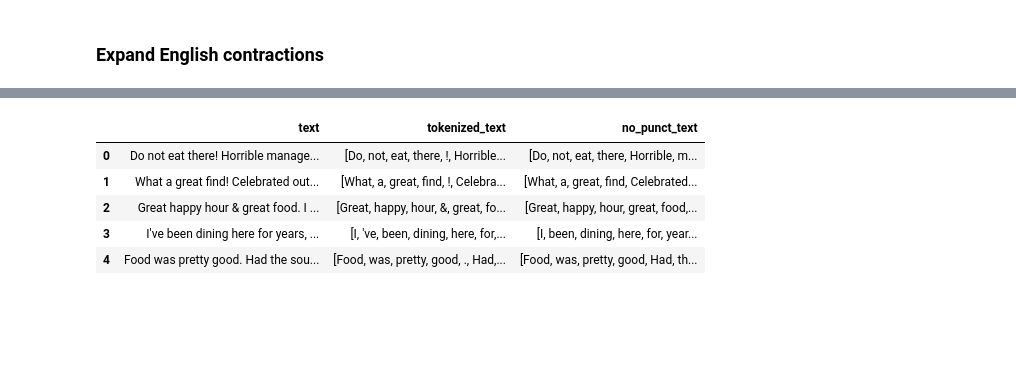
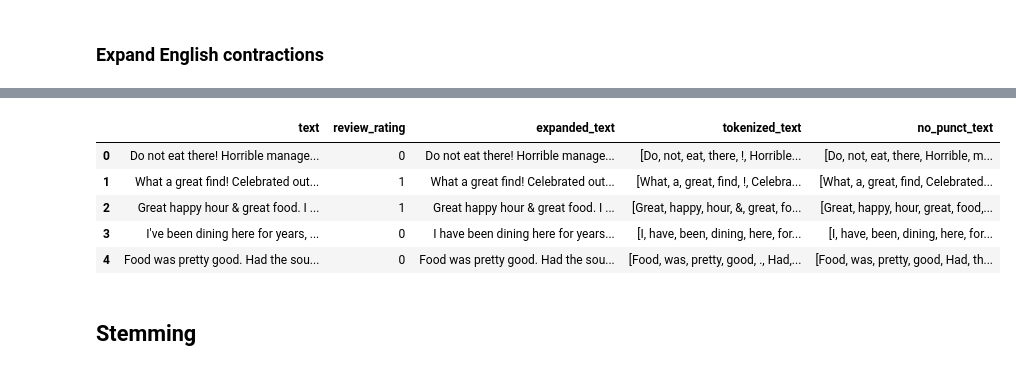
Before and after one commit to AT181903/YelpDatasetAnalysis, a Jupyter notebook: reviews_task.ipynb, the cells around one changed output, grey strips where cells are left out. Saved outputs shown, nothing was run; the diff lists cells and outputs as text; code cells hidden in the pictures; blank space fills up the shorter version.

Commit message:
done preprocessing text and split dataset

```diff
--- a/reviews_task.ipynb
+++ b/reviews_task.ipynb
@@ -85,0 +79,2 @@ from nltk.tokenize import word_tokenize
+# %%
+df_review_text_rating = df_review[['text', 'review_rating']].copy()
@@ -90,16 +89,8 @@ from nltk.tokenize import word_tokenize
 # %%
-def expand_contractions(sentence):
+def expand(row):
     expanded_words = []
-
-    for word in sentence.split():
+    for word in row['text'].split():
         expanded_words.append(contractions.fix(word))
-
     return ' '.join(expanded_words)
 
-
-df_review_text = df_review[['text']]
-
-for sentence in df_review_text['text']:
-    df_review_text_expanded = df_review_text[['text']].replace(sentence, expand_contractions(sentence))
-
-df_review_text_expanded.head(5)
+df_review_text_rating['expanded_text'] = df_review_text_rating.apply(expand, axis=1)
@@ -115,10 +110,7 @@ df_review_text_expanded.head(5)
 # %%
-df_review_text_tokenized = df_review_text_expanded
+def tokenize(row):
+    return word_tokenize(row['expanded_text'])
 
 
-def tokenize(row):
-    return word_tokenize(row['text'])
-
-
-df_review_text_tokenized['tokenized_text'] = df_review_text_tokenized.apply(tokenize, axis=1)
+df_review_text_rating['tokenized_text'] = df_review_text_rating.apply(tokenize, axis=1)
 # %%
@@ -135,17 +133,17 @@ df_review_text_tokenized.head(5)
 # %%
-df_review_text_no_punct = df_review_text_tokenized
+def remove_punct(row):
+    return [word for word in row['tokenized_text'] if word.isalpha()]
 
 
-def remove_punct(row):
-  return [word for word in row['tokenized_text'] if word.isalpha()]
-
-df_review_text_no_punct['no_punct_text'] = df_review_text_no_punct.apply(remove_punct, axis=1)
+df_review_text_rating['no_punct_text'] = df_review_text_rating.apply(remove_punct, axis=1)
 # %%
-df_review_text_no_punct.head(5)
+df_review_text_rating.head(5)
 # %% [output]
-|  | text | tokenized_text | no_punct_text |
-| 0 | Do not eat there! Horrible manage... | [Do, not, eat, there, !, Horrible... | [Do, not, eat, there, Horrible, m... |
-| 1 | What a great find! Celebrated out... | [What, a, great, find, !, Celebra... | [What, a, great, find, Celebrated... |
-| 2 | Great happy hour & great food. I ... | [Great, happy, hour, &, great, fo... | [Great, happy, hour, great, food,... |
-| 3 | I've been dining here for years, ... | [I, 've, been, dining, here, for,... | [I, been, dining, here, for, year... |
-| 4 | Food was pretty good. Had the sou... | [Food, was, pretty, good, ., Had,... | [Food, was, pretty, good, Had, th... |
+|  | text | review_rating | expanded_text | tokenized_text | no_punct_text |
+| 0 | Do not eat there! Horrible manage... | 0 | Do not eat there! Horrible manage... | [Do, not, eat, there, !, Horrible... | [Do, not, eat, there, Horrible, m... |
+| 1 | What a great find! Celebrated out... | 1 | What a great find! Celebrated out... | [What, a, great, find, !, Celebra... | [What, a, great, find, Celebrated... |
+| 2 | Great happy hour & great food. I ... | 1 | Great happy hour & great food. I ... | [Great, happy, hour, &, great, fo... | [Great, happy, hour, great, food,... |
+| 3 | I've been dining here for years, ... | 0 | I have been dining here for years... | [I, have, been, dining, here, for... | [I, have, been, dining, here, for... |
+| 4 | Food was pretty good. Had the sou... | 0 | Food was pretty good. Had the sou... | [Food, was, pretty, good, ., Had,... | [Food, was, pretty, good, Had, th... |
+# %% [markdown]
+## Stemming
```
Also changed, not shown: parts of 30 cells of this notebook.
